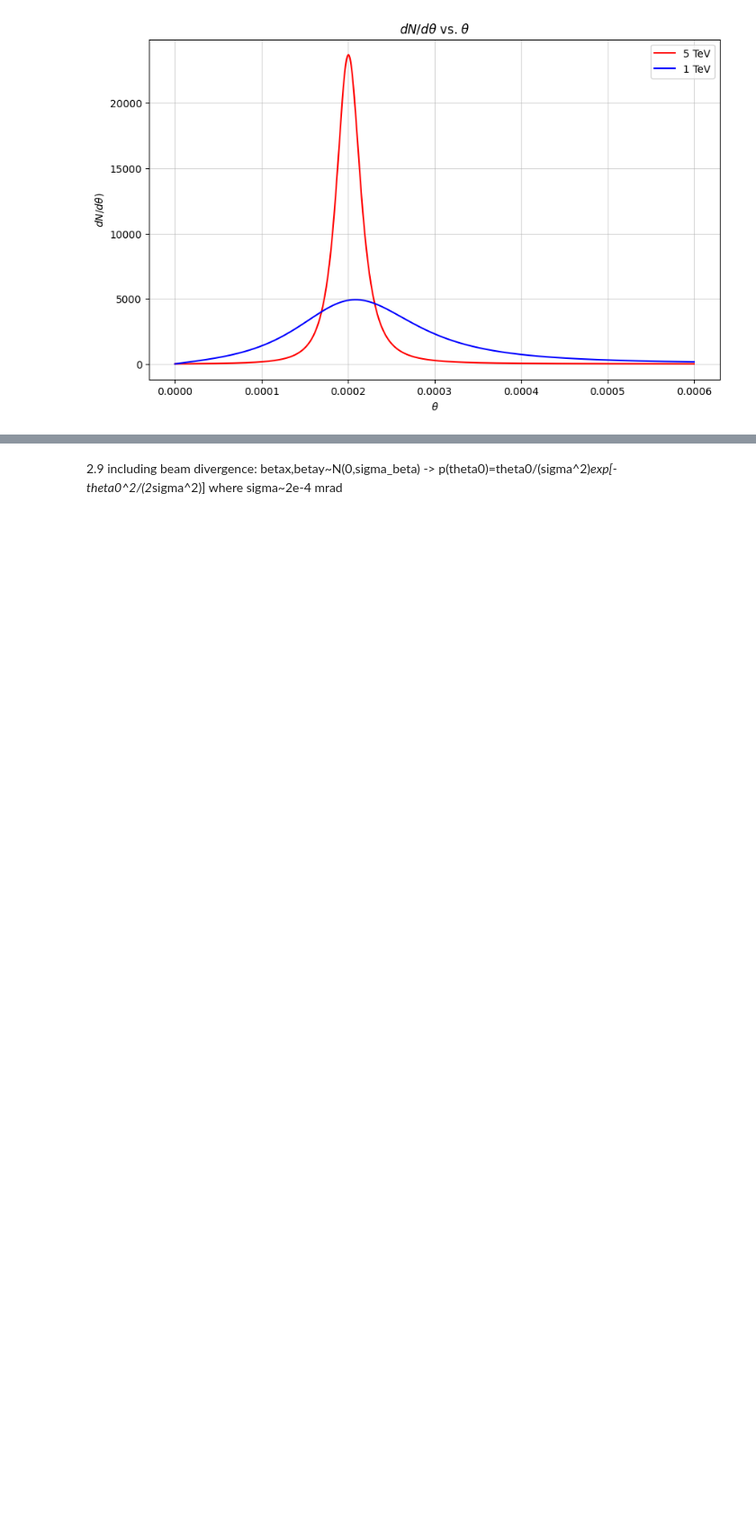
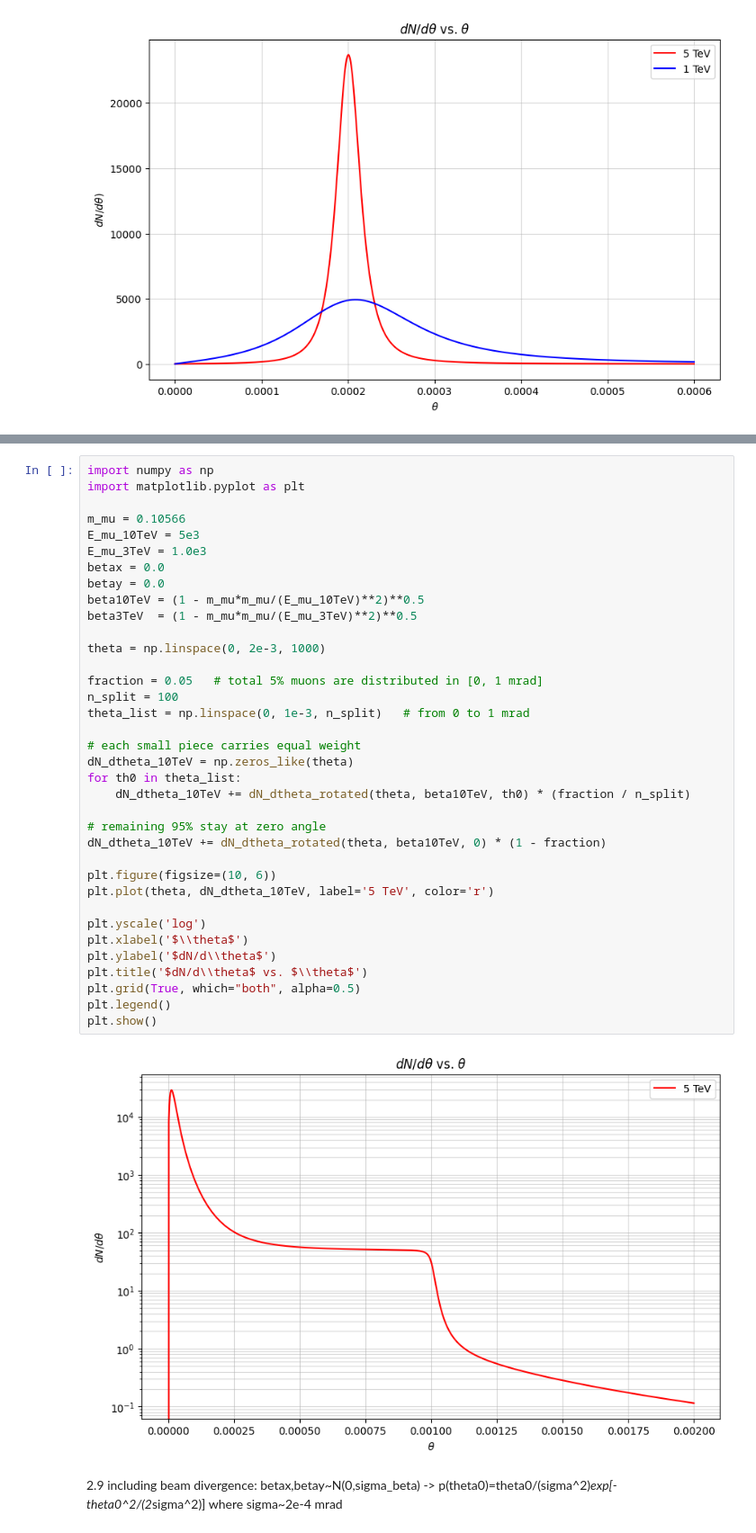
Before and after one commit to jchoi55/MINT, a Jupyter notebook: analytical_distribution/neutrino_distribution.ipynb, the cells around one changed output, grey strips where cells are left out. Shown at 90% size. Drawn from its saved outputs; the diff is of its cells as text; blank space fills up the shorter version.

```diff
--- a/analytical_distribution/neutrino_distribution.ipynb
+++ b/analytical_distribution/neutrino_distribution.ipynb
@@ -505,3 +506,41 @@ plt.show()
+# %%
+import numpy as np
+import matplotlib.pyplot as plt
+
+m_mu = 0.10566
+E_mu_10TeV = 5e3
+E_mu_3TeV = 1.0e3
+betax = 0.0
+betay = 0.0
+beta10TeV = (1 - m_mu*m_mu/(E_mu_10TeV)**2)**0.5
+beta3TeV  = (1 - m_mu*m_mu/(E_mu_3TeV)**2)**0.5
+
+theta = np.linspace(0, 2e-3, 1000)
+
+fraction = 0.05   # total 5% muons are distributed in [0, 1 mrad]
+n_split = 100
+theta_list = np.linspace(0, 1e-3, n_split)   # from 0 to 1 mrad
+
+# each small piece carries equal weight
+dN_dtheta_10TeV = np.zeros_like(theta)
+for th0 in theta_list:
+    dN_dtheta_10TeV += dN_dtheta_rotated(theta, beta10TeV, th0) * (fraction / n_split)
+
+# remaining 95% stay at zero angle
+dN_dtheta_10TeV += dN_dtheta_rotated(theta, beta10TeV, 0) * (1 - fraction)
+
+plt.figure(figsize=(10, 6))
+plt.plot(theta, dN_dtheta_10TeV, label='5 TeV', color='r')
+
+plt.yscale('log')
+plt.xlabel('$\\theta$')
+plt.ylabel('$dN/d\\theta$')
+plt.title('$dN/d\\theta$ vs. $\\theta$')
+plt.grid(True, which="both", alpha=0.5)
+plt.legend()
+plt.show()
+# %% [output]
+[figure, added]
 # %% [markdown]
 2.9 including beam divergence: betax,betay~N(0,sigma_beta) -> p(theta0)=theta0/(sigma^2)*exp[-theta0^2/(2*sigma^2)] where sigma~2e-4 mrad
 # %%
```
Also changed, not shown: parts of 2 cells of this notebook, 1 other file.
